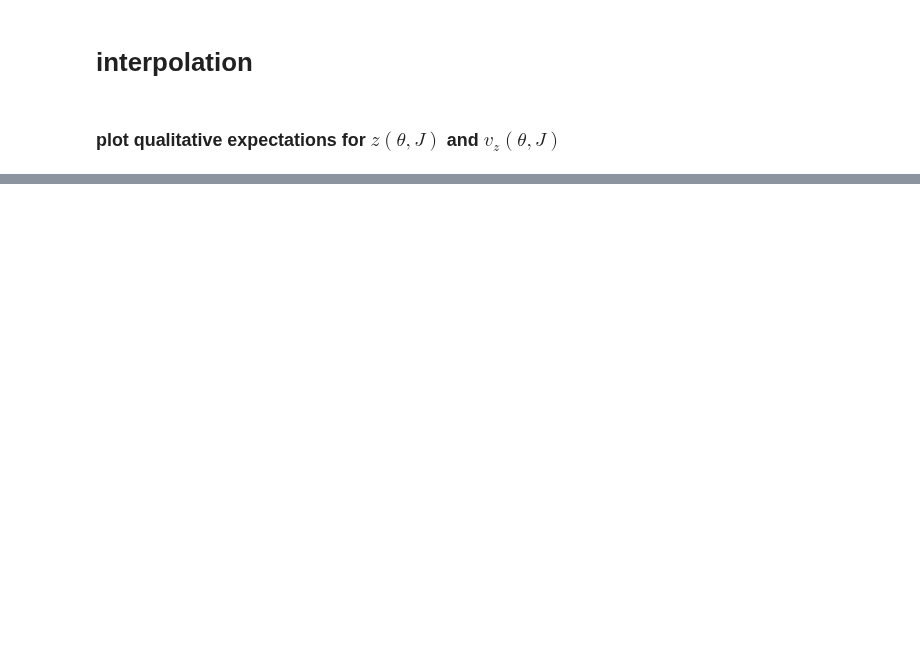
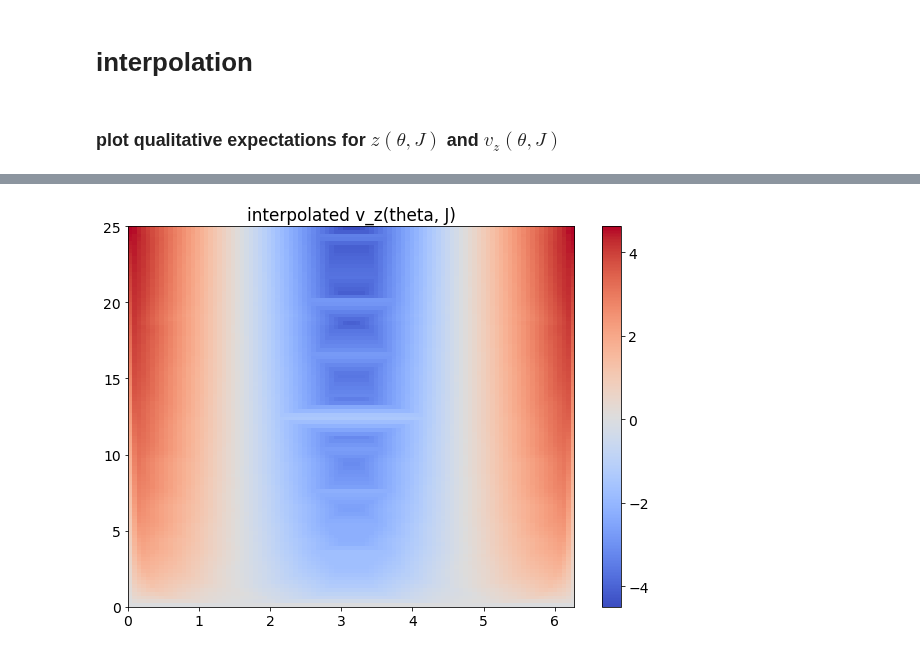
Before and after one commit to Jupiter1994/plasma-echo, a Jupyter notebook: Coordinate Conversion.ipynb, the cells around one changed output, grey strips where cells are left out. Drawn from its saved outputs; the diff is of its cells as text; code cells hidden in the pictures; blank space fills up the shorter version.

```diff
--- a/Coordinate Conversion.ipynb
+++ b/Coordinate Conversion.ipynb
@@ -491,0 +534,11 @@ plt.imshow(vz_coords, cmap=cm.coolwarm,
+# %%
+plt.imshow(grid_vz_interp(thetas_temp, Js_temp), cmap=cm.coolwarm,
+          extent=[np.min(thetas_temp), np.max(thetas_temp),
+                  np.min(Js_temp), np.max(Js_temp)],
+          aspect='auto', origin='lower')
+
+plt.colorbar()
+plt.title('interpolated v_z(theta, J)')
+plt.show()
+# %% [output]
+[figure, added]
```
Also changed, not shown: parts of 16 cells of this notebook.
